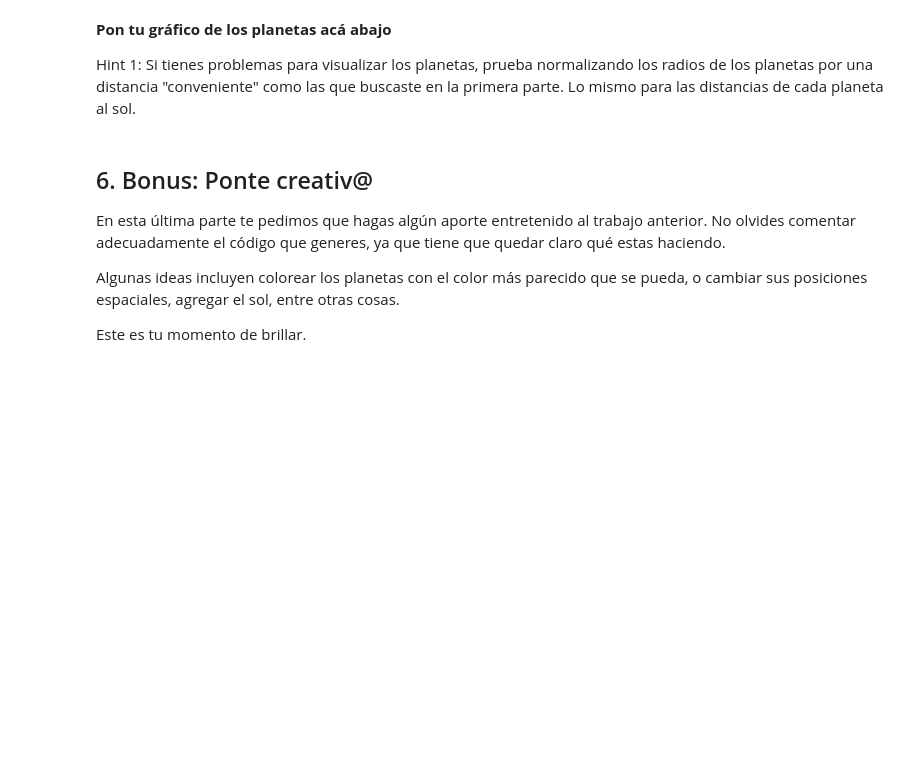
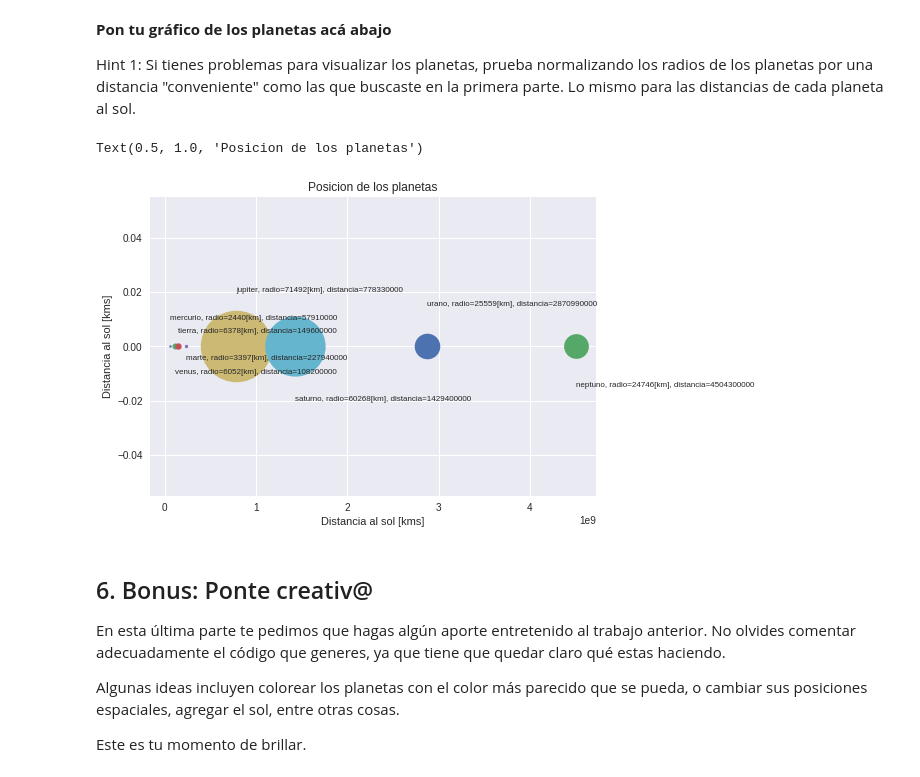
Before and after one commit to thomasobrecht/minitarea1, a Jupyter notebook: minitarea1.ipynb, the cells around one changed output. Saved outputs shown, nothing was run; the diff lists cells and outputs as text; code cells hidden in the pictures; blank space fills up the shorter version.

```diff
--- a/minitarea1.ipynb
+++ b/minitarea1.ipynb
@@ -147,6 +147,41 @@ plt.title('Posición de los planetas')
 **Pon tu gráfico de los planetas acá abajo**
 
 Hint 1: Si tienes problemas para visualizar los planetas, prueba normalizando los radios de los planetas por una distancia "conveniente" como las que buscaste en la primera parte. Lo mismo para las distancias de cada planeta al sol.
+# %%
+import matplotlib.pyplot as plt
+
+mercurio=Planeta('mercurio',2440,57910000)
+venus=Planeta('venus',6052,108200000)
+tierra=Planeta('tierra',6378,149600000)
+marte=Planeta('marte',3397,227940000)
+jupiter=Planeta('jupiter',71492,778330000)
+saturno=Planeta('saturno',60268,1429400000)
+urano=Planeta('urano',25559,2870990000)
+neptuno=Planeta('neptuno',24746,4504300000)
+
+fig1=plt.figure()
+plt.plot((mercurio.d),0,'o',markersize=(mercurio.r)/1000)
+plt.text((mercurio.d),0.01,mercurio.info(),rotation=0,size=8)
+plt.plot((venus.d),0,'o',markersize=(venus.r)/1000)
+plt.text((venus.d),-0.01,venus.info(),rotation=0,size=8)
+plt.plot((tierra.d),0,'o',markersize=(tierra.r)/1000)
+plt.text((tierra.d),0.005,tierra.info(),rotation=0,size=8)
+plt.plot((marte.d),0,'o',markersize=(marte.r)/1000)
+plt.text((marte.d),-0.005,marte.info(),rotation=0,size=8)
+plt.plot((jupiter.d),0,'o',markersize=(jupiter.r)/1000)
+plt.text((jupiter.d),0.02,jupiter.info(),rotation=0,size=8)
+plt.plot((saturno.d),0,'o',markersize=(saturno.r)/1000)
+plt.text((saturno.d),-0.02,saturno.info(),rotation=0,size=8)
+plt.plot((urano.d),0,'o',markersize=(urano.r)/1000)
+plt.text((urano.d),0.015,urano.info(),rotation=0,size=8)
+plt.plot((neptuno.d),0,'o',markersize=(neptuno.r)/1000)
+plt.text((neptuno.d),-0.015,neptuno.info(),rotation=0,size=8)
+plt.xlabel('Distancia al sol [kms]')
+plt.ylabel('Distancia al sol [kms]')
+plt.title('Posicion de los planetas')
+# %% [output]
+Text(0.5, 1.0, 'Posicion de los planetas')
+[figure, added]
 # %% [markdown]
 ## 6. Bonus: Ponte creativ@
 En esta última parte te pedimos que hagas algún aporte entretenido al trabajo anterior. No olvides comentar adecuadamente el código que generes, ya que tiene que quedar claro qué estas haciendo.
```
